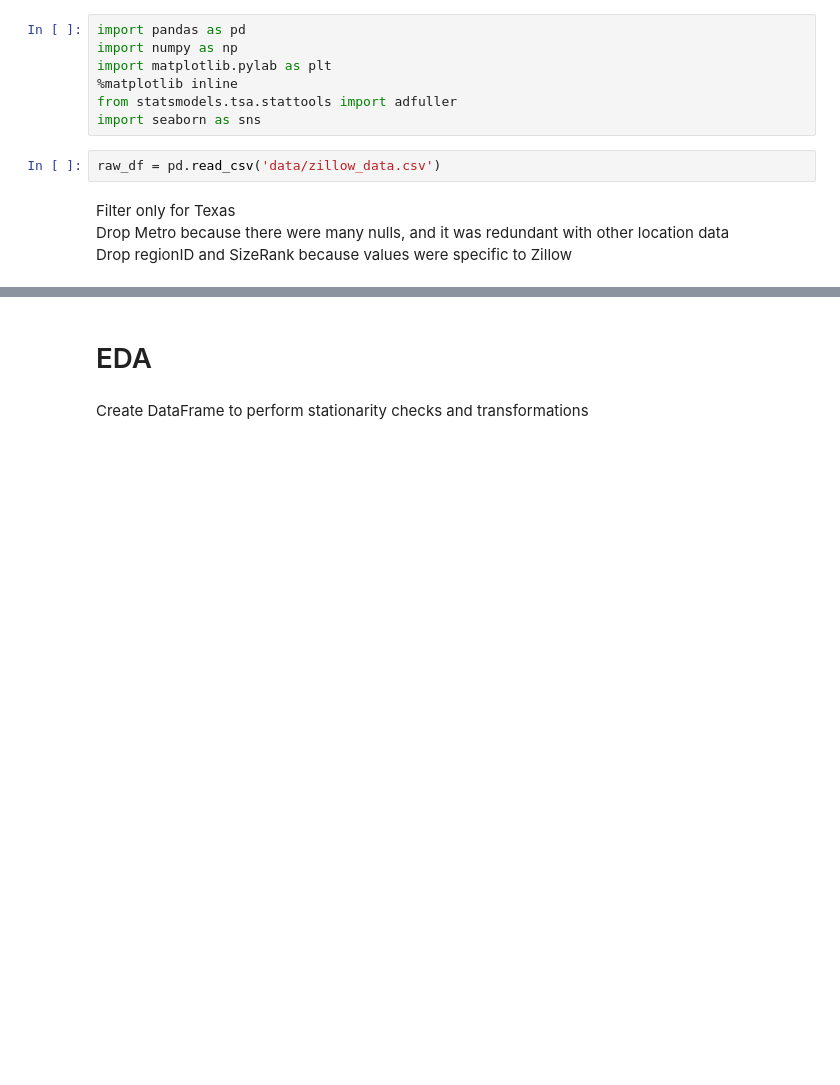
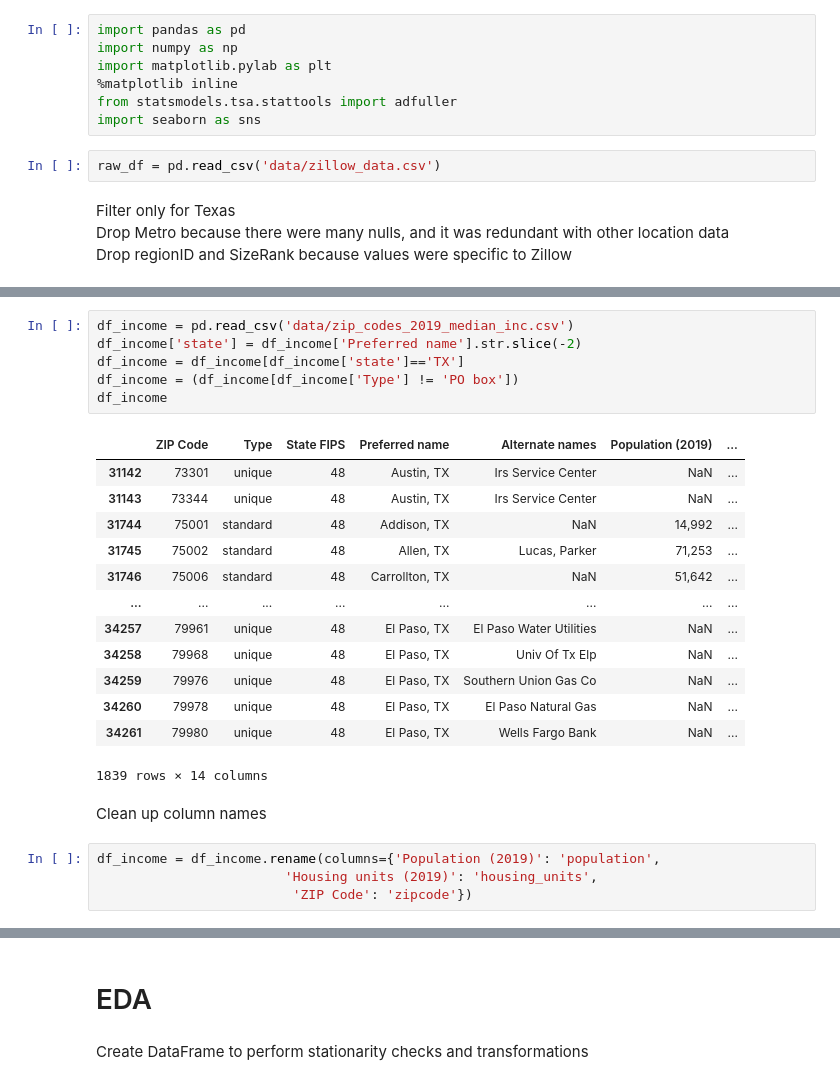
Before and after one commit to rhk48/zillow-time-series, a Jupyter notebook: lorela_nb.ipynb, the cells around one changed output, grey strips where cells are left out. Cells and saved outputs as stored; diff of their text form; blank space fills up the shorter version.

```diff
--- a/lorela_nb.ipynb
+++ b/lorela_nb.ipynb
@@ -129,0 +175,26 @@ df
+# %%
+df_income = pd.read_csv('data/zip_codes_2019_median_inc.csv')
+df_income['state'] = df_income['Preferred name'].str.slice(-2)
+df_income = df_income[df_income['state']=='TX']
+df_income = (df_income[df_income['Type'] != 'PO box'])
+df_income
+# %% [output]
+|  | ZIP Code | Type | State FIPS | Preferred name | Alternate names | Population (2019) | ... |
+| 31142 | 73301 | unique | 48 | Austin, TX | Irs Service Center | NaN | ... |
+| 31143 | 73344 | unique | 48 | Austin, TX | Irs Service Center | NaN | ... |
+| 31744 | 75001 | standard | 48 | Addison, TX | NaN | 14,992 | ... |
+| 31745 | 75002 | standard | 48 | Allen, TX | Lucas, Parker | 71,253 | ... |
+| 31746 | 75006 | standard | 48 | Carrollton, TX | NaN | 51,642 | ... |
+| ... | ... | ... | ... | ... | ... | ... | ... |
+| 34257 | 79961 | unique | 48 | El Paso, TX | El Paso Water Utilities | NaN | ... |
+| 34258 | 79968 | unique | 48 | El Paso, TX | Univ Of Tx Elp | NaN | ... |
+| 34259 | 79976 | unique | 48 | El Paso, TX | Southern Union Gas Co | NaN | ... |
+| 34260 | 79978 | unique | 48 | El Paso, TX | El Paso Natural Gas | NaN | ... |
+| 34261 | 79980 | unique | 48 | El Paso, TX | Wells Fargo Bank | NaN | ... |
+1839 rows × 14 columns
+# %% [markdown]
+Clean up column names
+# %%
+df_income = df_income.rename(columns={'Population (2019)': 'population',
+                        'Housing units (2019)': 'housing_units',
+                         'ZIP Code': 'zipcode'})
```
Also changed, not shown: parts of 27 cells of this notebook.
